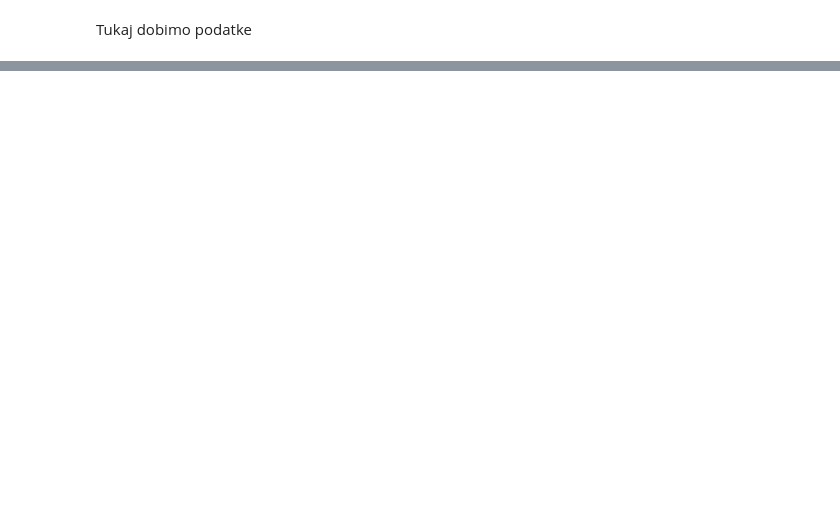
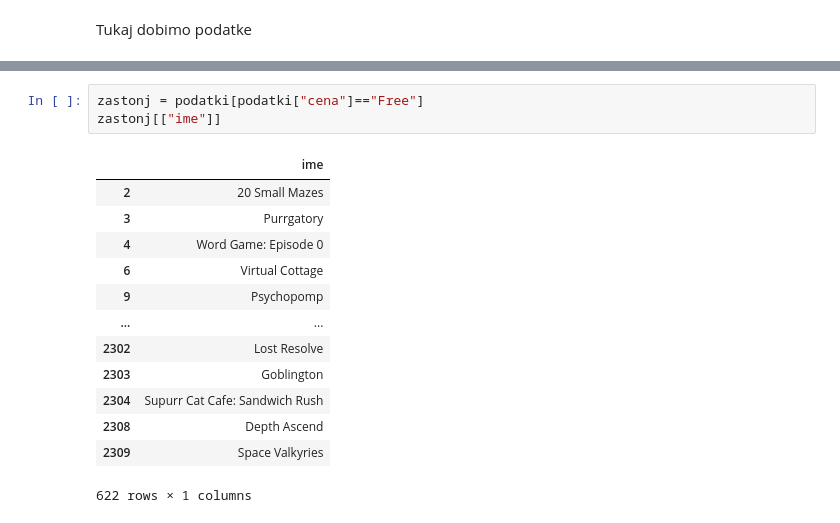
Before and after one commit to MatejFMF/GodotAnalizaPodatkov, a Jupyter notebook: analiza.ipynb, the cells around one changed output, grey strips where cells are left out. Saved outputs shown, nothing was run; the diff lists cells and outputs as text; blank space fills up the shorter version.

```diff
--- a/analiza.ipynb
+++ b/analiza.ipynb
@@ -29,0 +51,17 @@ podatki
+# %%
+zastonj = podatki[podatki["cena"]=="Free"]
+zastonj[["ime"]]
+# %% [output]
+|  | ime |
+| 2 | 20 Small Mazes |
+| 3 | Purrgatory |
+| 4 | Word Game: Episode 0 |
+| 6 | Virtual Cottage |
+| 9 | Psychopomp |
+| ... | ... |
+| 2302 | Lost Resolve |
+| 2303 | Goblington |
+| 2304 | Supurr Cat Cafe: Sandwich Rush |
+| 2308 | Depth Ascend |
+| 2309 | Space Valkyries |
+622 rows × 1 columns
```
Also changed, not shown: parts of 6 cells of this notebook.
